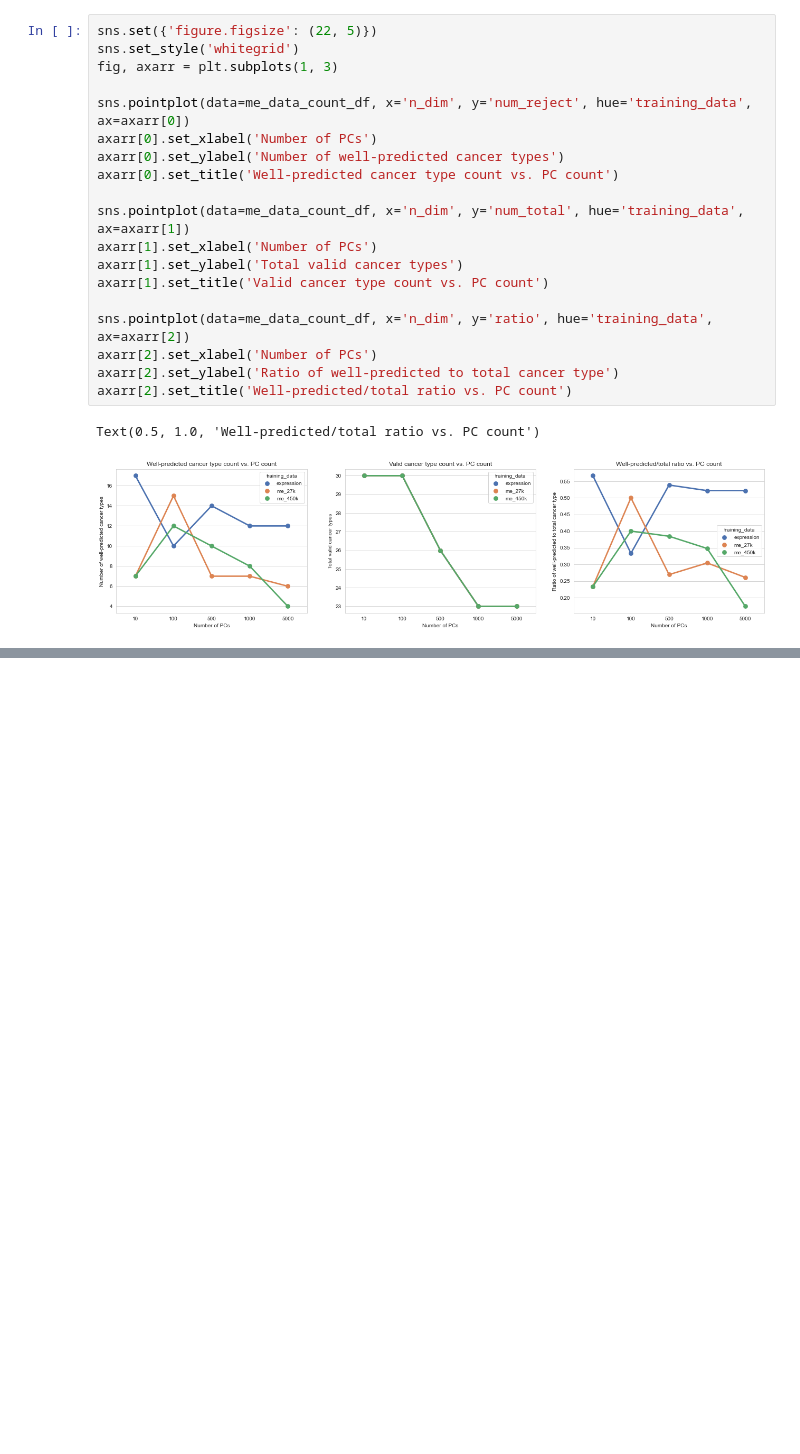
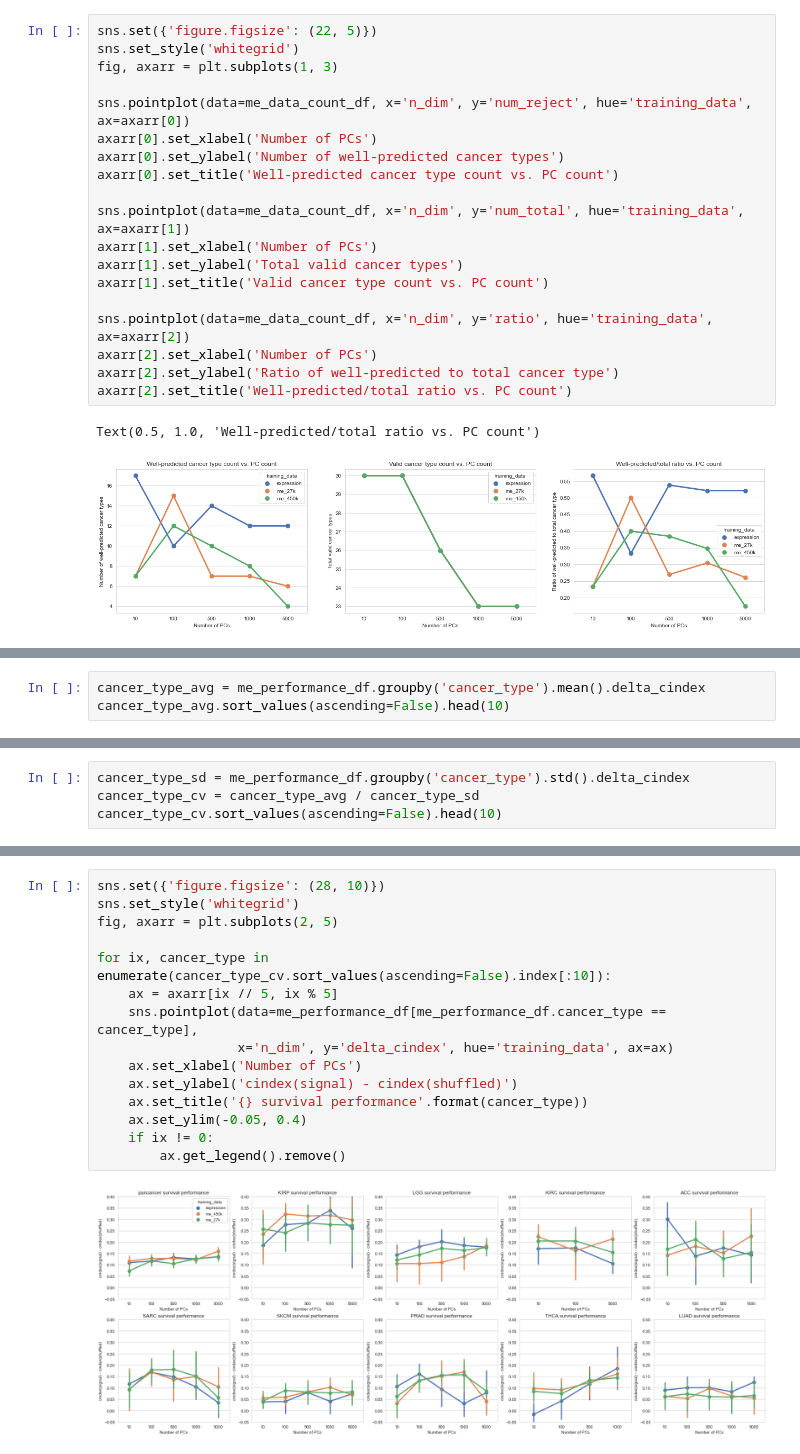
Before and after one commit to greenelab/mpmp, a Jupyter notebook: 06_predict_survival/plot_survival_pc_comparison.ipynb, the cells around one changed output, grey strips where cells are left out. Drawn from its saved outputs; the diff is of its cells as text; blank space fills up the shorter version.

```diff
--- a/06_predict_survival/plot_survival_pc_comparison.ipynb
+++ b/06_predict_survival/plot_survival_pc_comparison.ipynb
@@ -107,0 +161,3 @@ Text(0.5, 1.0, 'Well-predicted/total ratio vs. PC count')
+# %%
+cancer_type_avg = me_performance_df.groupby('cancer_type').mean().delta_cindex
+cancer_type_avg.sort_values(ascending=False).head(10)
@@ -107,0 +177,4 @@ Text(0.5, 1.0, 'Well-predicted/total ratio vs. PC count')
+# %%
+cancer_type_sd = me_performance_df.groupby('cancer_type').std().delta_cindex
+cancer_type_cv = cancer_type_avg / cancer_type_sd
+cancer_type_cv.sort_values(ascending=False).head(10)
@@ -107,0 +194,17 @@ Text(0.5, 1.0, 'Well-predicted/total ratio vs. PC count')
+# %%
+sns.set({'figure.figsize': (28, 10)})
+sns.set_style('whitegrid')
+fig, axarr = plt.subplots(2, 5)
+
+for ix, cancer_type in enumerate(cancer_type_cv.sort_values(ascending=False).index[:10]):
+    ax = axarr[ix // 5, ix % 5]
+    sns.pointplot(data=me_performance_df[me_performance_df.cancer_type == cancer_type],
+                  x='n_dim', y='delta_cindex', hue='training_data', ax=ax)
+    ax.set_xlabel('Number of PCs')
+    ax.set_ylabel('cindex(signal) - cindex(shuffled)')
+    ax.set_title('{} survival performance'.format(cancer_type))
+    ax.set_ylim(-0.05, 0.4)
+    if ix != 0:
+        ax.get_legend().remove()
+# %% [output]
+[figure, added]
```
Also changed, not shown: parts of 4 cells of this notebook.
